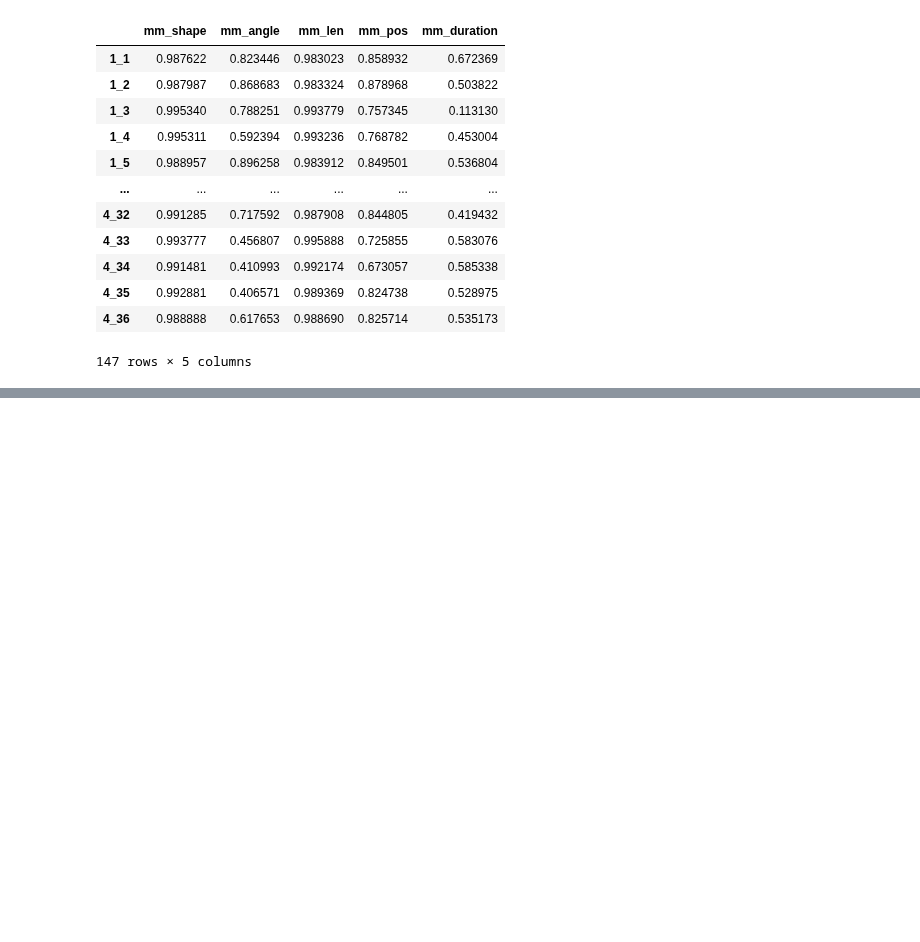
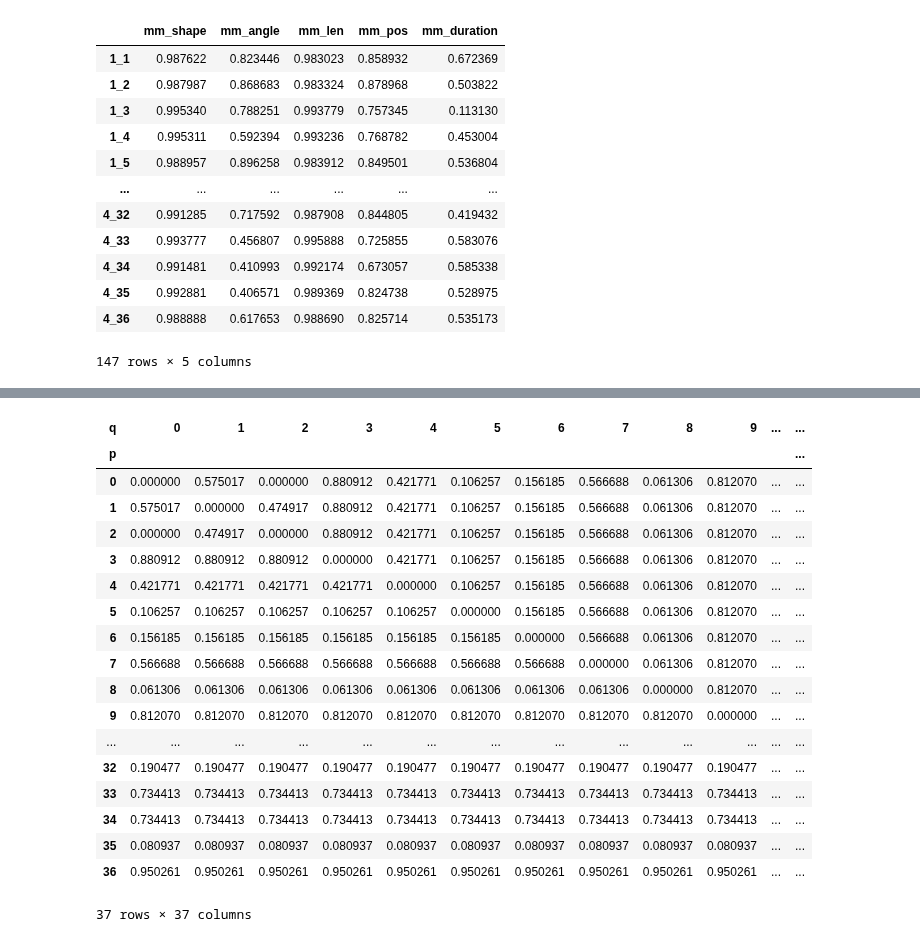
Before and after one commit to hse-scila/EyeFeatures, a Jupyter notebook: eyetracking/features/test_distance.ipynb, the cells around one changed output, grey strips where cells are left out. Drawn from its saved outputs; the diff is of its cells as text; code cells hidden in the pictures; blank space fills up the shorter version.

```diff
--- a/eyetracking/features/test_distance.ipynb
+++ b/eyetracking/features/test_distance.ipynb
@@ -158,0 +185,25 @@ extr.fit_transform(data)
+# %%
+from functools import partial
+
+metric = partial(calc_scan_match_dist, t_bin=100, sub_mat=np.random.rand(20, 20))
+get_dist_matrix(scanpaths, metric)
+# %% [output]
+| q | 0 | 1 | 2 | 3 | 4 | 5 | 6 | 7 | 8 | 9 | ... | ... |
+| p |  |  |  |  |  |  |  |  |  |  |  | ... |
+| 0 | 0.000000 | 0.575017 | 0.000000 | 0.880912 | 0.421771 | 0.106257 | 0.156185 | 0.566688 | 0.061306 | 0.812070 | ... | ... |
+| 1 | 0.575017 | 0.000000 | 0.474917 | 0.880912 | 0.421771 | 0.106257 | 0.156185 | 0.566688 | 0.061306 | 0.812070 | ... | ... |
+| 2 | 0.000000 | 0.474917 | 0.000000 | 0.880912 | 0.421771 | 0.106257 | 0.156185 | 0.566688 | 0.061306 | 0.812070 | ... | ... |
+| 3 | 0.880912 | 0.880912 | 0.880912 | 0.000000 | 0.421771 | 0.106257 | 0.156185 | 0.566688 | 0.061306 | 0.812070 | ... | ... |
+| 4 | 0.421771 | 0.421771 | 0.421771 | 0.421771 | 0.000000 | 0.106257 | 0.156185 | 0.566688 | 0.061306 | 0.812070 | ... | ... |
+| 5 | 0.106257 | 0.106257 | 0.106257 | 0.106257 | 0.106257 | 0.000000 | 0.156185 | 0.566688 | 0.061306 | 0.812070 | ... | ... |
+| 6 | 0.156185 | 0.156185 | 0.156185 | 0.156185 | 0.156185 | 0.156185 | 0.000000 | 0.566688 | 0.061306 | 0.812070 | ... | ... |
+| 7 | 0.566688 | 0.566688 | 0.566688 | 0.566688 | 0.566688 | 0.566688 | 0.566688 | 0.000000 | 0.061306 | 0.812070 | ... | ... |
+| 8 | 0.061306 | 0.061306 | 0.061306 | 0.061306 | 0.061306 | 0.061306 | 0.061306 | 0.061306 | 0.000000 | 0.812070 | ... | ... |
+| 9 | 0.812070 | 0.812070 | 0.812070 | 0.812070 | 0.812070 | 0.812070 | 0.812070 | 0.812070 | 0.812070 | 0.000000 | ... | ... |
+| ... | ... | ... | ... | ... | ... | ... | ... | ... | ... | ... | ... | ... |
+| 32 | 0.190477 | 0.190477 | 0.190477 | 0.190477 | 0.190477 | 0.190477 | 0.190477 | 0.190477 | 0.190477 | 0.190477 | ... | ... |
+| 33 | 0.734413 | 0.734413 | 0.734413 | 0.734413 | 0.734413 | 0.734413 | 0.734413 | 0.734413 | 0.734413 | 0.734413 | ... | ... |
+| 34 | 0.734413 | 0.734413 | 0.734413 | 0.734413 | 0.734413 | 0.734413 | 0.734413 | 0.734413 | 0.734413 | 0.734413 | ... | ... |
+| 35 | 0.080937 | 0.080937 | 0.080937 | 0.080937 | 0.080937 | 0.080937 | 0.080937 | 0.080937 | 0.080937 | 0.080937 | ... | ... |
+| 36 | 0.950261 | 0.950261 | 0.950261 | 0.950261 | 0.950261 | 0.950261 | 0.950261 | 0.950261 | 0.950261 | 0.950261 | ... | ... |
+37 rows × 37 columns
```
Also changed, not shown: parts of 4 cells of this notebook, 2 other files.
